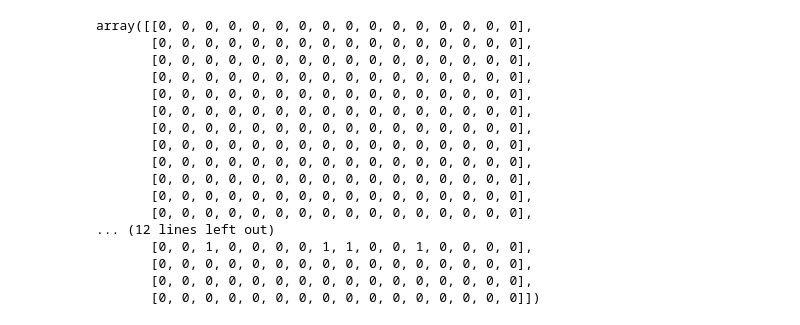
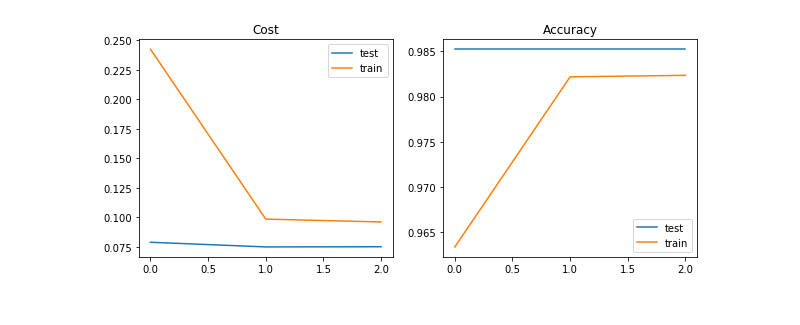
Before and after one commit to felipeam86/clue_hackathon_code, a Jupyter notebook: notebooks/lstm.ipynb, the cells around one changed output. Saved outputs shown, nothing was run; the diff lists cells and outputs as text; code cells hidden in the pictures.

```diff
--- a/notebooks/lstm.ipynb
+++ b/notebooks/lstm.ipynb
@@ -107,20 +18,5 @@ array([[ 0.01507887,  0.00855533,  0.00410361,  0.01887709,  0.00267123,
-# %%
-y_test[:28,:OUTPUT_SIZE]
-# %% [output]
-array([[0, 0, 0, 0, 0, 0, 0, 0, 0, 0, 0, 0, 0, 0, 0, 0],
-       [0, 0, 0, 0, 0, 0, 0, 0, 0, 0, 0, 0, 0, 0, 0, 0],
-       [0, 0, 0, 0, 0, 0, 0, 0, 0, 0, 0, 0, 0, 0, 0, 0],
-       [0, 0, 0, 0, 0, 0, 0, 0, 0, 0, 0, 0, 0, 0, 0, 0],
-       [0, 0, 0, 0, 0, 0, 0, 0, 0, 0, 0, 0, 0, 0, 0, 0],
-       [0, 0, 0, 0, 0, 0, 0, 0, 0, 0, 0, 0, 0, 0, 0, 0],
-       [0, 0, 0, 0, 0, 0, 0, 0, 0, 0, 0, 0, 0, 0, 0, 0],
-       [0, 0, 0, 0, 0, 0, 0, 0, 0, 0, 0, 0, 0, 0, 0, 0],
-       [0, 0, 0, 0, 0, 0, 0, 0, 0, 0, 0, 0, 0, 0, 0, 0],
-       [0, 0, 0, 0, 0, 0, 0, 0, 0, 0, 0, 0, 0, 0, 0, 0],
-       [0, 0, 0, 0, 0, 0, 0, 0, 0, 0, 0, 0, 0, 0, 0, 0],
-       [0, 0, 0, 0, 0, 0, 0, 0, 0, 0, 0, 0, 0, 0, 0, 0],
-... (12 lines left out)
-       [0, 0, 1, 0, 0, 0, 0, 1, 1, 0, 0, 1, 0, 0, 0, 0],
-       [0, 0, 0, 0, 0, 0, 0, 0, 0, 0, 0, 0, 0, 0, 0, 0],
-       [0, 0, 0, 0, 0, 0, 0, 0, 0, 0, 0, 0, 0, 0, 0, 0],
-       [0, 0, 0, 0, 0, 0, 0, 0, 0, 0, 0, 0, 0, 0, 0, 0]])
+# %%
+if args.fit:
+    plot_logs(train_history)
+# %% [output]
+[figure, added]
```
Also changed, not shown: parts of 9 cells of this notebook, 2 other files.
